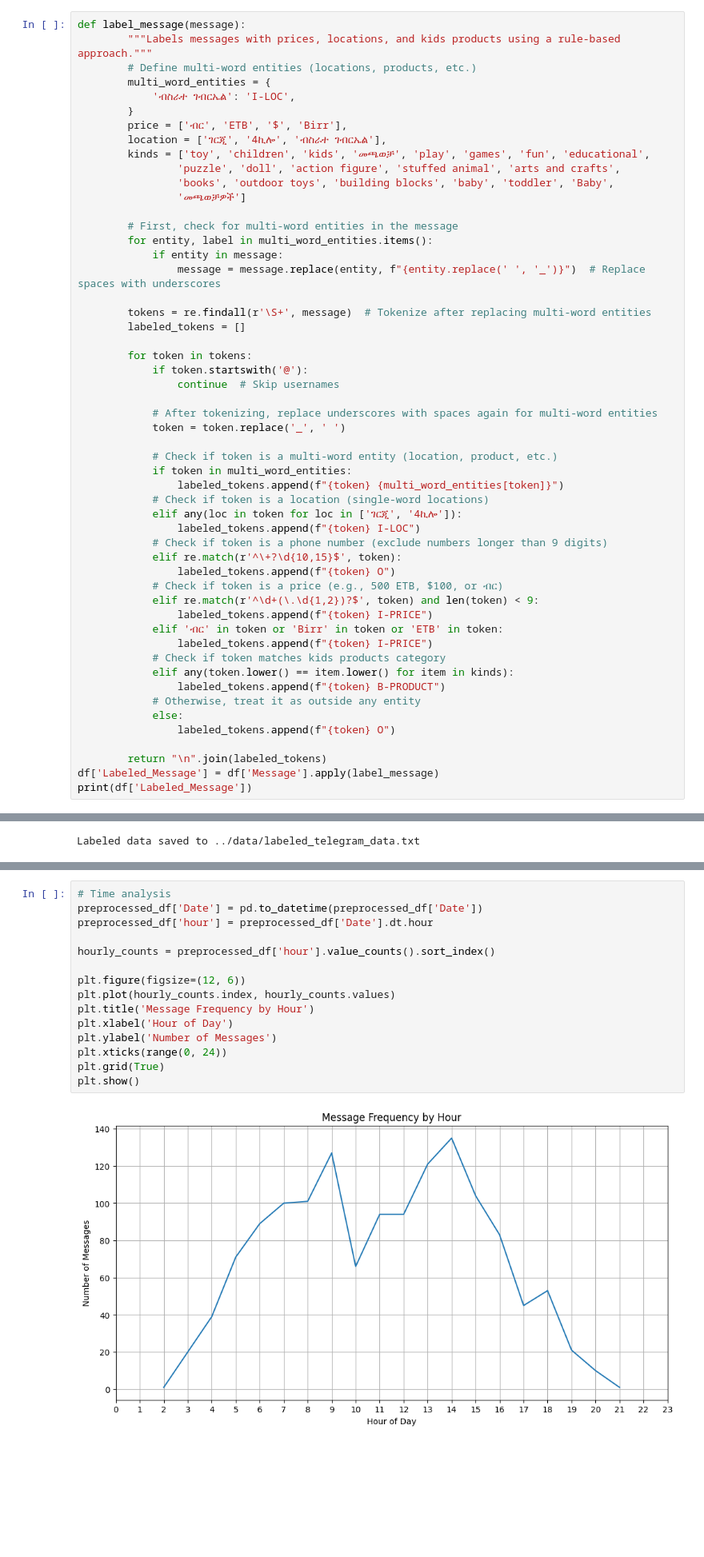
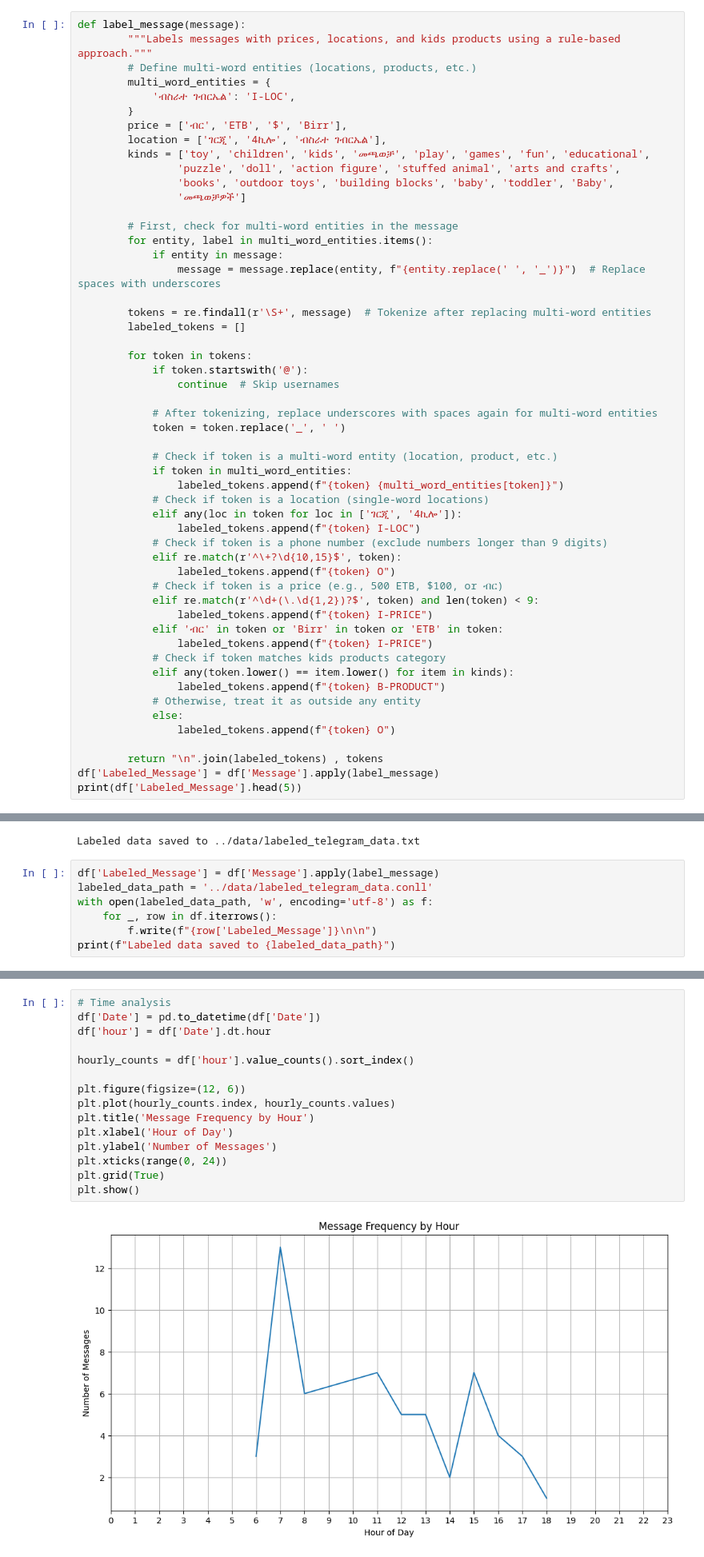
Before and after one commit to dani6566/Finetuning-Large-Language-Models, a Jupyter notebook: Notebooks/preprocessing_analysis.ipynb, the cells around one changed output, grey strips where cells are left out. Shown at 80% size. Cells and saved outputs as stored; diff of their text form; blank space fills up the shorter version.

```diff
--- a/Notebooks/preprocessing_analysis.ipynb
+++ b/Notebooks/preprocessing_analysis.ipynb
@@ -208,7 +166,7 @@ def label_message(message):
             else:
                 labeled_tokens.append(f"{token} O")
 
-        return "\n".join(labeled_tokens)
+        return "\n".join(labeled_tokens) , tokens
 df['Labeled_Message'] = df['Message'].apply(label_message)
-print(df['Labeled_Message'])
+print(df['Labeled_Message'].head(5))
 # %% [output]
@@ -238,3 +185,10 @@ with open(labeled_data_path, 'w', encoding='utf-8') as f:
 print(f"Labeled data saved to {labeled_data_path}")
 # %% [output]
 Labeled data saved to ../data/labeled_telegram_data.txt
+# %%
+df['Labeled_Message'] = df['Message'].apply(label_message)
+labeled_data_path = '../data/labeled_telegram_data.conll'
+with open(labeled_data_path, 'w', encoding='utf-8') as f:
+    for _, row in df.iterrows():
+        f.write(f"{row['Labeled_Message']}\n\n")
+print(f"Labeled data saved to {labeled_data_path}")
@@ -292,20 +287,20 @@ plt.show()
 # %%
 # Time analysis
-preprocessed_df['Date'] = pd.to_datetime(preprocessed_df['Date'])
-preprocessed_df['hour'] = preprocessed_df['Date'].dt.hour
+df['Date'] = pd.to_datetime(df['Date'])
+df['hour'] = df['Date'].dt.hour
 
-hourly_counts = preprocessed_df['hour'].value_counts().sort_index()
+hourly_counts = df['hour'].value_counts().sort_index()
 
 plt.figure(figsize=(12, 6))
 plt.plot(hourly_counts.index, hourly_counts.values)
 plt.title('Message Frequency by Hour')
 plt.xlabel('Hour of Day')
 plt.ylabel('Number of Messages')
 plt.xticks(range(0, 24))
 plt.grid(True)
 plt.show()
 # %% [output]
-[figure, old version]
+[figure, new version]
 # %%
 # Channel analysis
 channel_counts = preprocessed_df['Channel_Username'].value_counts()
```
Also changed, not shown: parts of 16 cells of this notebook.
